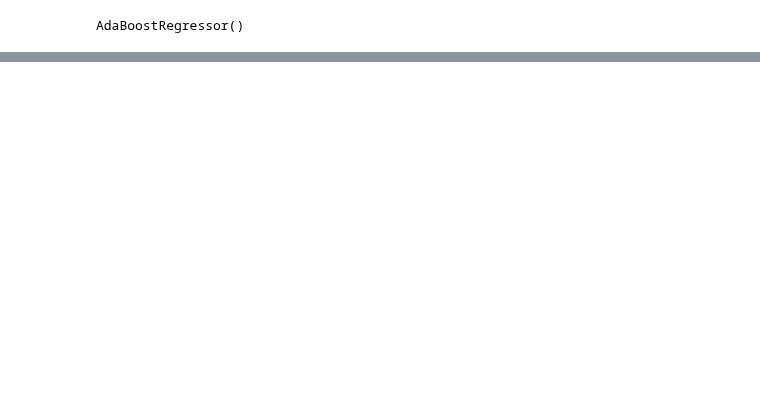
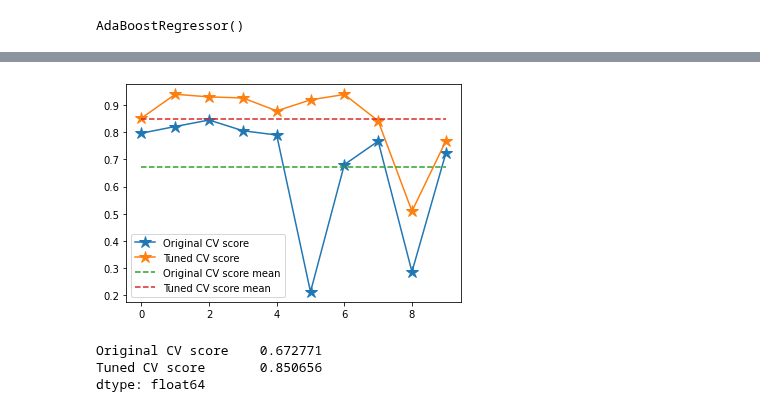
Before and after one commit to kai2128/DM_Assignment, a Jupyter notebook: algorithm/AdaBoostRegressor.ipynb, the cells around one changed output, grey strips where cells are left out. Drawn from its saved outputs; the diff is of its cells as text; code cells hidden in the pictures; blank space fills up the shorter version.

```diff
--- a/algorithm/AdaBoostRegressor.ipynb
+++ b/algorithm/AdaBoostRegressor.ipynb
@@ -30,0 +48,23 @@ from sklearn.grid_search import GridSearchCV
+# %%
+from sklearn.model_selection import cross_val_score
+
+ori_cv_scores = cross_val_score(abr, X, y, cv=10)
+tuned_cv_scores = cross_val_score(abr_tuned.best_estimator_, X, y, cv=10)
+
+cv_df = pd.DataFrame({'Original CV score': ori_cv_scores, 'Tuned CV score': tuned_cv_scores})
+# %%
+plt.plot(cv_df['Original CV score'],label='Original CV score', marker='*', markersize=12)
+plt.plot(cv_df['Tuned CV score'], label='Tuned CV score',marker='*', markersize=12)
+plt.plot([cv_df['Original CV score'].mean()] * len(cv_df), label='Original CV score mean', linestyle='--')
+plt.plot([cv_df['Tuned CV score'].mean()] * len(cv_df),
+         label='Tuned CV score mean', linestyle='--')
+plt.legend()
+plt.show()
+# %% [output]
+[figure, added]
+# %%
+cv_df.mean()
+# %% [output]
+Original CV score    0.672771
+Tuned CV score       0.850656
+dtype: float64
```
Also changed, not shown: parts of 15 cells of this notebook, 3 other files.
